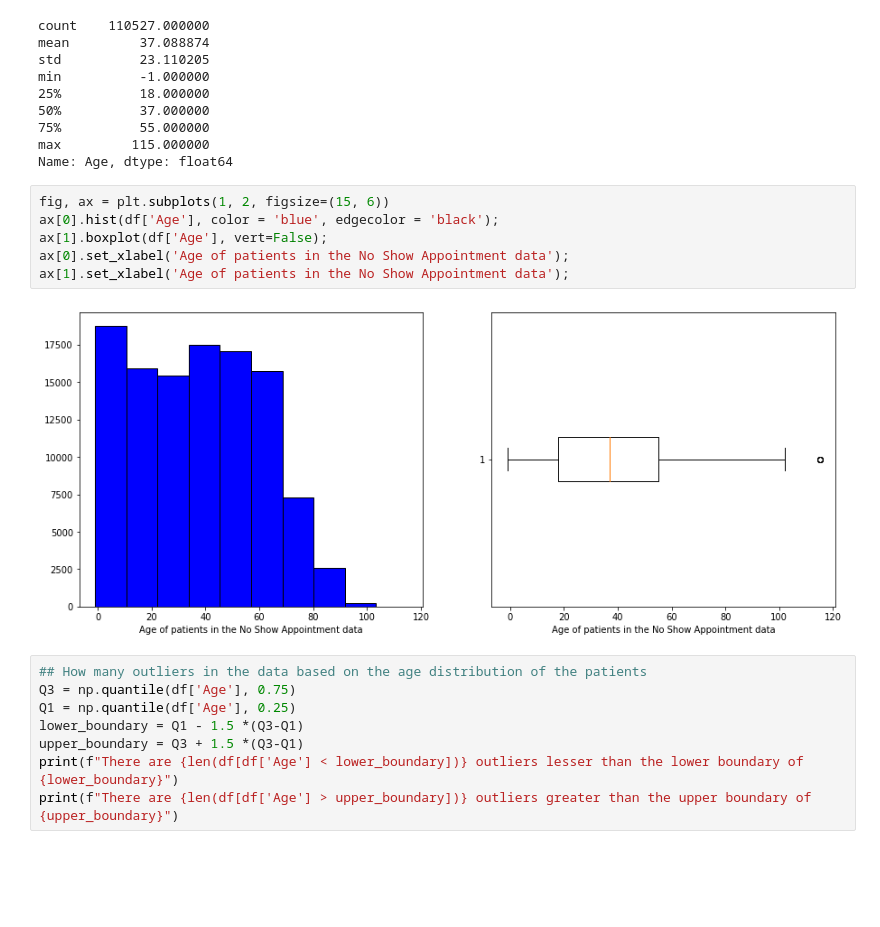
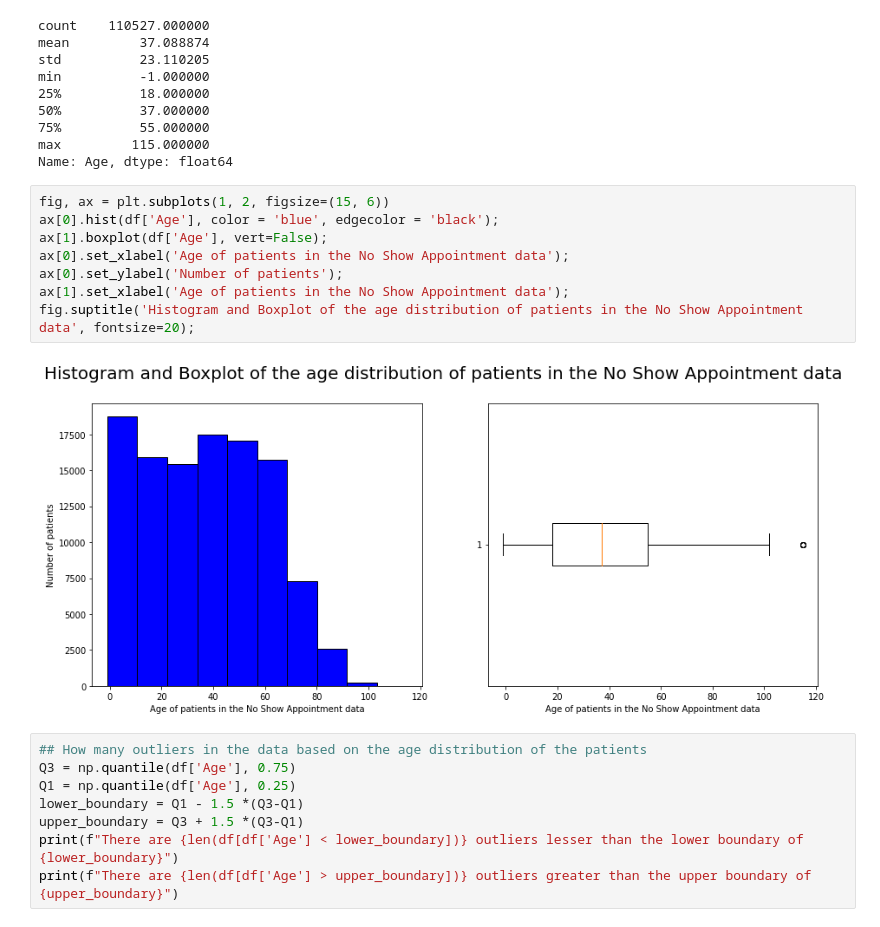
Before and after one commit to akinmode/ALX-Udacity-My-Projects, a Jupyter notebook: Project 1/Investigate_a_Dataset-Workfile.ipynb, the cells around one changed output. Saved outputs shown, nothing was run; the diff lists cells and outputs as text; blank space fills up the shorter version.

```diff
--- a/Project 1/Investigate_a_Dataset-Workfile.ipynb
+++ b/Project 1/Investigate_a_Dataset-Workfile.ipynb
@@ -151,11 +156,13 @@ Name: Age, dtype: float64
 # %%
 fig, ax = plt.subplots(1, 2, figsize=(15, 6))
 ax[0].hist(df['Age'], color = 'blue', edgecolor = 'black');
 ax[1].boxplot(df['Age'], vert=False);
 ax[0].set_xlabel('Age of patients in the No Show Appointment data');
+ax[0].set_ylabel('Number of patients');
 ax[1].set_xlabel('Age of patients in the No Show Appointment data');
+fig.suptitle('Histogram and Boxplot of the age distribution of patients in the No Show Appointment data', fontsize=20);
 # %% [output]
-[figure, old version]
+[figure, new version]
 # %%
 ## How many outliers in the data based on the age distribution of the patients
 Q3 = np.quantile(df['Age'], 0.75)
```
Also changed, not shown: parts of 66 cells of this notebook, 2 other files.
